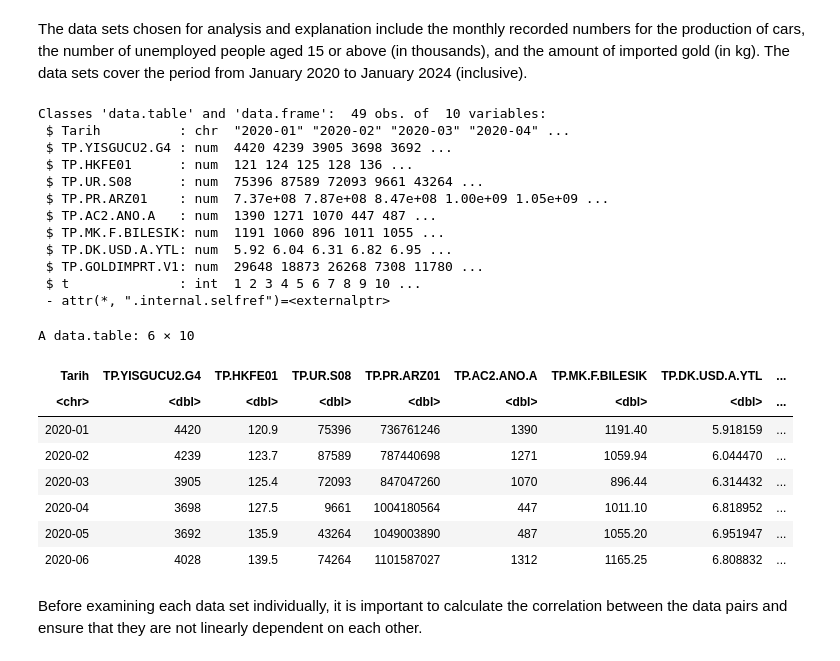
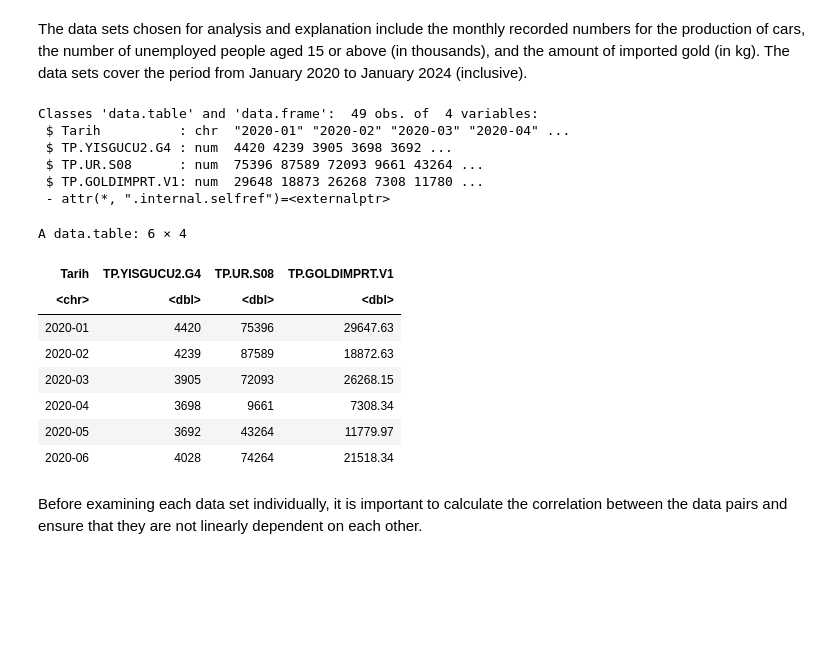
Before and after one commit to BU-IE-360/spring24-EmineUyar, a Jupyter notebook: EmineUyar_HW1.ipynb, the cells around one changed output. Drawn from its saved outputs; the diff is of its cells as text; code cells hidden in the pictures; blank space fills up the shorter version.

```diff
--- a/EmineUyar_HW1.ipynb
+++ b/EmineUyar_HW1.ipynb
@@ -13,31 +13,24 @@ require(repr)
 # %%
 data_path <- "data.xlsx"
 dt <- data.table(read.xlsx(data_path, sheet = "EVDS"))
-dt$t <- 1:nrow(dt)
 str(dt)
 head(dt)
 # %% [output]
-Classes 'data.table' and 'data.frame':  49 obs. of  10 variables:
+Classes 'data.table' and 'data.frame':  49 obs. of  4 variables:
  $ Tarih          : chr  "2020-01" "2020-02" "2020-03" "2020-04" ...
  $ TP.YISGUCU2.G4 : num  4420 4239 3905 3698 3692 ...
- $ TP.HKFE01      : num  121 124 125 128 136 ...
  $ TP.UR.S08      : num  75396 87589 72093 9661 43264 ...
- $ TP.PR.ARZ01    : num  7.37e+08 7.87e+08 8.47e+08 1.00e+09 1.05e+09 ...
- $ TP.AC2.ANO.A   : num  1390 1271 1070 447 487 ...
- $ TP.MK.F.BILESIK: num  1191 1060 896 1011 1055 ...
- $ TP.DK.USD.A.YTL: num  5.92 6.04 6.31 6.82 6.95 ...
  $ TP.GOLDIMPRT.V1: num  29648 18873 26268 7308 11780 ...
- $ t              : int  1 2 3 4 5 6 7 8 9 10 ...
  - attr(*, ".internal.selfref")=<externalptr>
-A data.table: 6 × 10
+A data.table: 6 × 4
-| Tarih | TP.YISGUCU2.G4 | TP.HKFE01 | TP.UR.S08 | TP.PR.ARZ01 | TP.AC2.ANO.A | TP.MK.F.BILESIK | TP.DK.USD.A.YTL | ... |
-| <chr> | <dbl> | <dbl> | <dbl> | <dbl> | <dbl> | <dbl> | <dbl> | ... |
-| 2020-01 | 4420 | 120.9 | 75396 | 736761246 | 1390 | 1191.40 | 5.918159 | ... |
-| 2020-02 | 4239 | 123.7 | 87589 | 787440698 | 1271 | 1059.94 | 6.044470 | ... |
-| 2020-03 | 3905 | 125.4 | 72093 | 847047260 | 1070 | 896.44 | 6.314432 | ... |
-| 2020-04 | 3698 | 127.5 | 9661 | 1004180564 | 447 | 1011.10 | 6.818952 | ... |
-| 2020-05 | 3692 | 135.9 | 43264 | 1049003890 | 487 | 1055.20 | 6.951947 | ... |
-| 2020-06 | 4028 | 139.5 | 74264 | 1101587027 | 1312 | 1165.25 | 6.808832 | ... |
+| Tarih | TP.YISGUCU2.G4 | TP.UR.S08 | TP.GOLDIMPRT.V1 |
+| <chr> | <dbl> | <dbl> | <dbl> |
+| 2020-01 | 4420 | 75396 | 29647.63 |
+| 2020-02 | 4239 | 87589 | 18872.63 |
+| 2020-03 | 3905 | 72093 | 26268.15 |
+| 2020-04 | 3698 | 9661 | 7308.34 |
+| 2020-05 | 3692 | 43264 | 11779.97 |
+| 2020-06 | 4028 | 74264 | 21518.34 |
 # %% [markdown]
 Before examining each data set individually, it is important to calculate the correlation between the data pairs and ensure that they are not linearly dependent on each other.
 # %%
```
Also changed, not shown: parts of 2 cells of this notebook.
